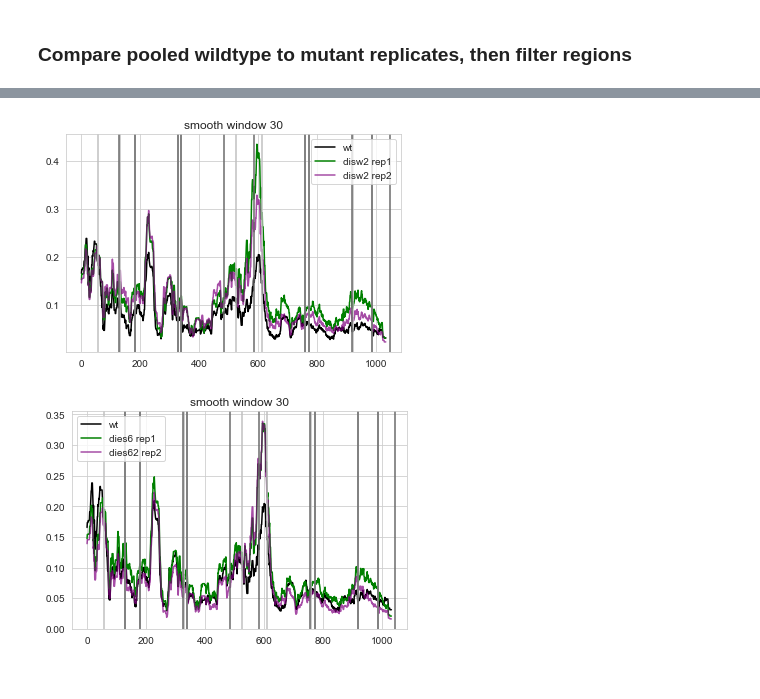
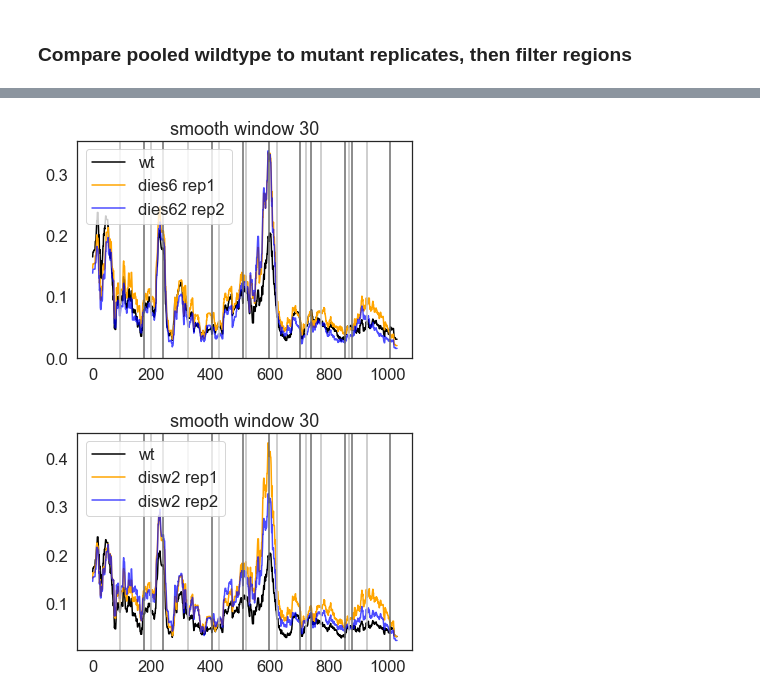
Before and after one commit to KarolineHoller/nanopore_methylation, a Jupyter notebook: methylation_analysis_20220502_ARS313.ipynb, the cells around one changed output, grey strips where cells are left out. Saved outputs shown, nothing was run; the diff lists cells and outputs as text; code cells hidden in the pictures.

```diff
--- a/methylation_analysis_20220502_ARS313.ipynb
+++ b/methylation_analysis_20220502_ARS313.ipynb
@@ -22,14 +22,25 @@ wt_rep3 = np.loadtxt(load_dir + "/wt_mat_Megalodon_repIII_ARS313_end_LexA.txt")
 wt_rep2 = np.loadtxt(load_dir + "/mat_Megalodon_repII_ARS313_end_LexA.txt")
 
 #feature annotation
-anno = pd.read_csv(load_dir + "/Features_from_ARS313_end_LexA_(31 .. 1076).txt", sep  = "\t",
+#anno = pd.read_csv(load_dir + "/Features_from_ARS313_end_LexA_(31 .. 1076).txt", sep  = "\t",
+#                          header = None, index_col = 0)
+#anno.columns = ["position", "length"]
+
+#anno = pd.read_csv(load_dir + "/coordinates_ARS313.txt", sep  = "\t",
+#                          header = None, index_col = 0)
+
+
+anno = pd.read_csv(load_dir + "/ARS313_80bp.txt", sep  = "\t",
                           header = None, index_col = 0)
-anno.columns = ["position", "length"]
+anno.columns = ["position"]
+
 anno.index = anno.index.astype("string")
 anno.index = anno.index.str.strip()
 
-anno["pos_start"] = anno.position.str.split(".").str[0].astype(int) -1
-anno["pos_stop"] = anno.position.str.split(".").str[2].astype(int) -1
+anno["pos_start"] = anno.position.str.split("-").str[0].astype(int) -1
+anno["pos_stop"] = anno.position.str.split("-").str[1].astype(int) -1
+
+anno["length"] = anno.pos_stop - anno.pos_start
 # %%
 anno
 # %% [output]
@@ -662,42 +683,43 @@ segments.loc[(segments["p_value_disw2_rep1"] < pvalue) &
 # %%
 # How does that look over the whole sequence?
+sns.set_style("white")
 smooth_width = 30
 
 sns.lineplot(x = range(pooled_wt.shape[0]),
                  y = np.convolve(pooled_wt, np.ones(smooth_width)/smooth_width, mode ="same"),
              color = "black", label = "wt")
 sns.lineplot(x = range(pooled_wt.shape[0]),
-                 y = np.convolve(disw2_rep1_minmax, np.ones(smooth_width)/smooth_width, mode ="same"),
-             color = "green", label = "disw2 rep1")
+                 y = np.convolve(dies6_rep1_minmax, np.ones(smooth_width)/smooth_width, mode ="same"),
+             color = "orange", label = "dies6 rep1")
 sns.lineplot(x = range(pooled_wt.shape[0]),
-                 y = np.convolve(disw2_rep2_minmax, np.ones(smooth_width)/smooth_width, mode ="same"),
-             color = "purple", alpha = 0.7, label = "disw2 rep2")
+                 y = np.convolve(dies6_rep2_minmax, np.ones(smooth_width)/smooth_width, mode ="same"),
+             color = "blue", alpha = 0.7, label = "dies62 rep2")
 plt.title("smooth window " + str(smooth_width))
 
 for border in anno.loc[:, "pos_start"]:
     plt.axvline(border, color = "silver")
 for border in anno.loc[:, "pos_stop"]:
     plt.axvline(border, color = "dimgray")
 
 plt.show()
 
 sns.lineplot(x = range(pooled_wt.shape[0]),
                  y = np.convolve(pooled_wt, np.ones(smooth_width)/smooth_width, mode ="same"),
              color = "black", label = "wt")
 sns.lineplot(x = range(pooled_wt.shape[0]),
-                 y = np.convolve(dies6_rep1_minmax, np.ones(smooth_width)/smooth_width, mode ="same"),
-             color = "green", label = "dies6 rep1")
+                 y = np.convolve(disw2_rep1_minmax, np.ones(smooth_width)/smooth_width, mode ="same"),
+             color = "orange", label = "disw2 rep1")
 sns.lineplot(x = range(pooled_wt.shape[0]),
-                 y = np.convolve(dies6_rep2_minmax, np.ones(smooth_width)/smooth_width, mode ="same"),
-             color = "purple", alpha = 0.7, label = "dies62 rep2")
+                 y = np.convolve(disw2_rep2_minmax, np.ones(smooth_width)/smooth_width, mode ="same"),
+             color = "blue", alpha = 0.7, label = "disw2 rep2")
 plt.title("smooth window " + str(smooth_width))
 
 for border in anno.loc[:, "pos_start"]:
     plt.axvline(border, color = "silver")
 for border in anno.loc[:, "pos_stop"]:
     plt.axvline(border, color = "dimgray")
 
 plt.show()
 # %% [output]
-[figure, old version]
+[figure, new version]
-[figure, old version]
+[figure, new version]
```
Also changed, not shown: parts of 41 cells of this notebook.
